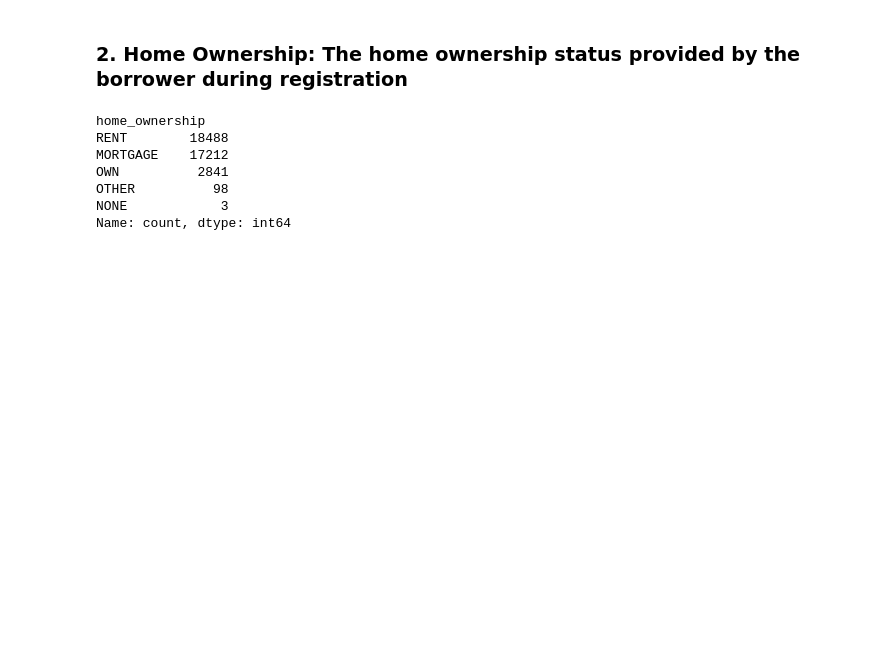
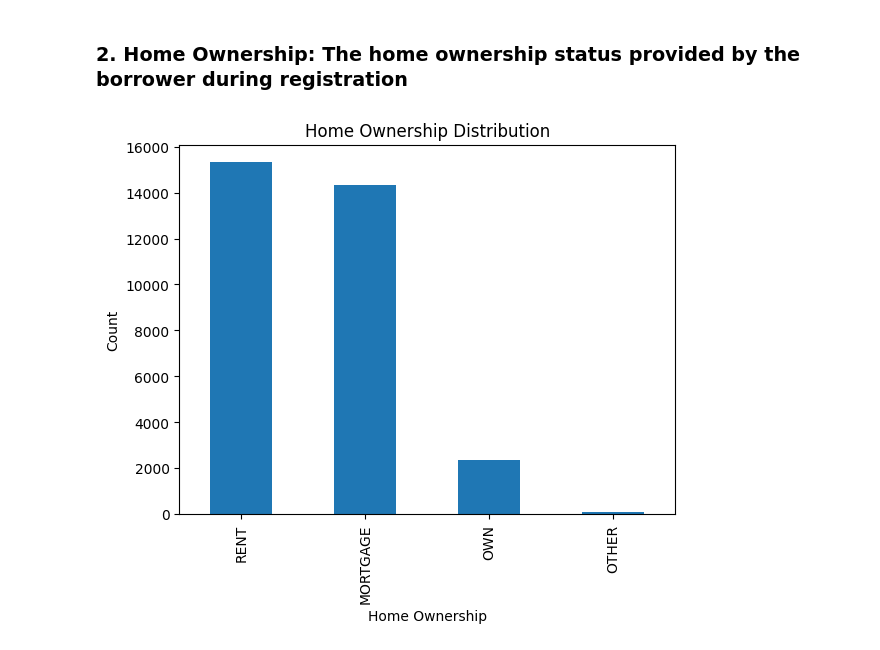
Before and after one commit to pranjal-verma/Lending-Club-Case-Study, a Jupyter notebook: solution.ipynb, the cells around one changed output. Saved outputs shown, nothing was run; the diff lists cells and outputs as text; code cells hidden in the pictures; blank space fills up the shorter version.

```diff
--- a/solution.ipynb
+++ b/solution.ipynb
@@ -303,13 +333,15 @@ sns.boxplot(x='loan_status', y='int_rate', data=loan_df)
 # %% [markdown]
 ### 2. Home Ownership: The home ownership status provided by the borrower during registration
 # %%
-loan_df["home_ownership"].value_counts()
+
+# ["home_ownership"]
+defaulters = loan_df[loan_df["loan_status"] == "Charged Off"]
+paid_off = loan_df[loan_df["loan_status"] == "Fully Paid"]
+paid_off['home_ownership'].value_counts().plot(kind='bar')
+plt.xlabel('Home Ownership')
+plt.ylabel('Count')
+plt.title('Home Ownership Distribution')
+plt.show()
 # %% [output]
-home_ownership
-RENT        18488
-MORTGAGE    17212
-OWN          2841
-OTHER          98
-NONE            3
-Name: count, dtype: int64
+[figure, added]
 # %%
```
Also changed, not shown: parts of 36 cells of this notebook, 1 other file.
